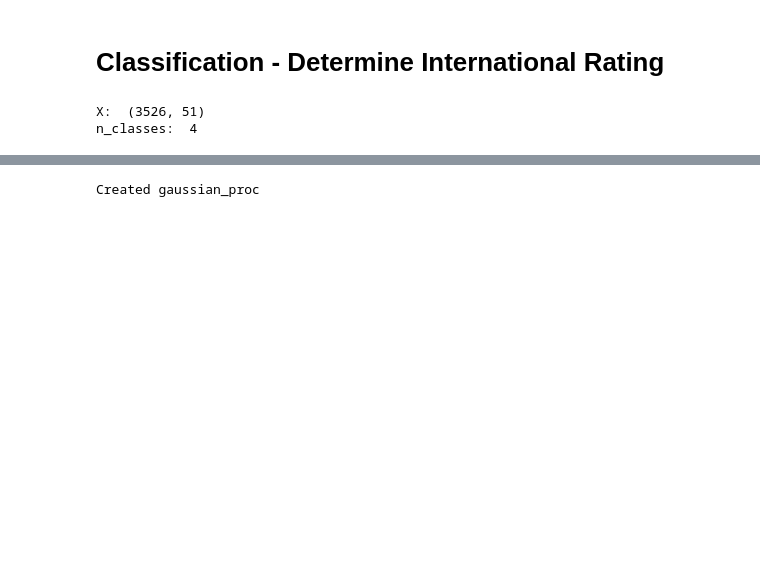
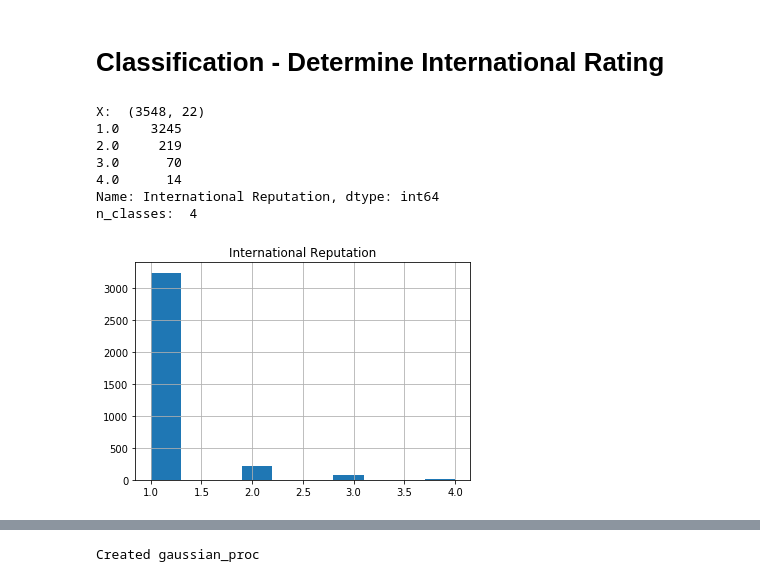
Before and after one commit to caoliang/psupr-CA1-project, a Jupyter notebook: classification-data.ipynb, the cells around one changed output, grey strips where cells are left out. Drawn from its saved outputs; the diff is of its cells as text; code cells hidden in the pictures; blank space fills up the shorter version.

Commit message:
Re-organize data to remove skill scores, and create multi-class ROC function to simplify classification;

```diff
--- a/classification-data.ipynb
+++ b/classification-data.ipynb
@@ -14,24 +14,34 @@ warnings.filterwarnings('ignore')
 # %%
 from sklearn.preprocessing import label_binarize
 
 # Read original data
 sample_data = pd.read_csv('fifa19_ready_data.csv', encoding='utf-8')
 # Remove ID
 sample_data = sample_data.drop('ID', axis=1)
 # Separate internation rating result with rest
 y = sample_data['International Reputation']
 X = sample_data.drop('International Reputation', axis=1)
 print('X: ', X.shape)
 
 # Binarize the rating result
 # Rating score 5 records is only 6 / 18208, so it cannot be predicated with too little data,
-# so only choose rating scores 1, 2, 3, 4 to classify.
+# we convert the score 5 to 4, so only choose rating scores 1, 2, 3, 4 to classify.
+sample_data['International Reputation'].loc[sample_data['International Reputation'] == 5] = 4
+sample_data.hist(column='International Reputation')
+print(sample_data['International Reputation'].value_counts())
+
 y = label_binarize(y, classes=[1, 2, 3, 4])
 n_classes = y.shape[1]
 print('n_classes: ', n_classes)
 # %% [output]
-X:  (3526, 51)
+X:  (3548, 22)
+1.0    3245
+2.0     219
+3.0      70
+4.0      14
+Name: International Reputation, dtype: int64
 n_classes:  4
+[figure, added]
 # %%
 # Divide data into training set and testing set
 from sklearn.model_selection import train_test_split
```
Also changed, not shown: parts of 20 cells of this notebook, 7 other files.
